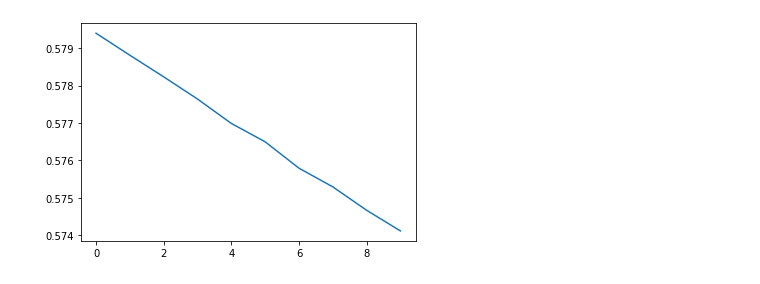
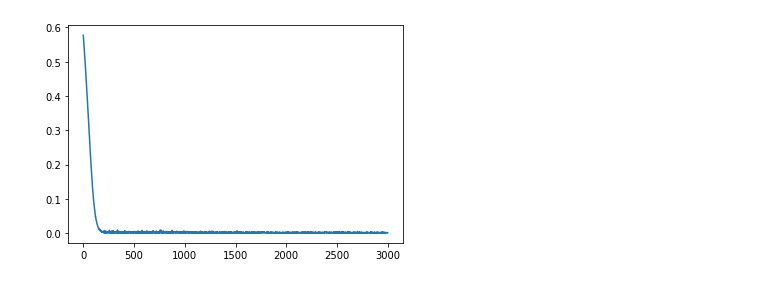
Before and after one commit to yashlal/Deepfake-Microbiomes, a Jupyter notebook: ArchitectureGPU.ipynb, the cells around one changed output. Drawn from its saved outputs; the diff is of its cells as text; code cells hidden in the pictures.

```diff
--- a/ArchitectureGPU.ipynb
+++ b/ArchitectureGPU.ipynb
@@ -83,7 +83,6 @@ if str(device) == 'cuda:0':
 elif str(device) == 'cpu':
 	print('CUDA device not available. CPU selected')
 
-
 class MyNet(nn.Module):
     def __init__(self, hyperparam):
         super(MyNet, self).__init__()
@@ -108,14 +107,29 @@ def train_net(model, train_size):
         output = model(input).to(device)
         loss = criterion(output, true_y).to(device)
         s = sqrt(loss.item()/(231*461))
-        print(f'Epoch {i}: Loss {s}')
+        if (i % 10)==0:
+          print(f'Epoch {i}: Loss {s}')
         loss_values.append(s)
         loss.backward()
         optimizer.step()
-    return loss_values
+    return loss_values, train_y
+
+def test_net(model, Lambda_Mat):
+    full_cm = predict_community_fullnp(trimmed_specs, Lambda_Mat)
+    input = torch.from_numpy(full_cm).float().to(device)
+    Lambda_Mat_pred = model(input)
+
+    loss1 = criterion(Lambda_Mat_pred, Lambda_Mat).to(device)
+    s = sqrt(loss.item()/(231*461))
+    cm_pred = predict_community_fullnp(trimmed_specs, Lambda_Mat_pred)
+    loss2 = WD(full_cm, cm_pred)
+    print(s)
+    print(loss2)
+    print(full_cm)
+    print(cm_pred)
 
 if __name__=='__main__':
-    train_size, test_size, param = 10, 25, 500
+    train_size, test_size, param = 3000, 25, 4000
     path = 'model.pth'
 
     net = MyNet(param).to(device)
@@ -129,7 +143,8 @@ if __name__=='__main__':
 
     criterion = nn.MSELoss(reduction='sum')
     optimizer = optim.Adam(net.parameters(), lr=1e-4)
-    lv = train_net(net, train_size=train_size)
+    lv, full_lam = train_net(net, train_size=train_size)
+    test_net(net, full_lam)
 
     torch.save(net.state_dict(), path)
     plt.plot(lv)
@@ -152 +171 @@ Epoch 9: Loss 0.5741188973845379
-[figure, old version]
+[figure, new version]
```
Also changed, not shown: parts of 1 cell of this notebook.
